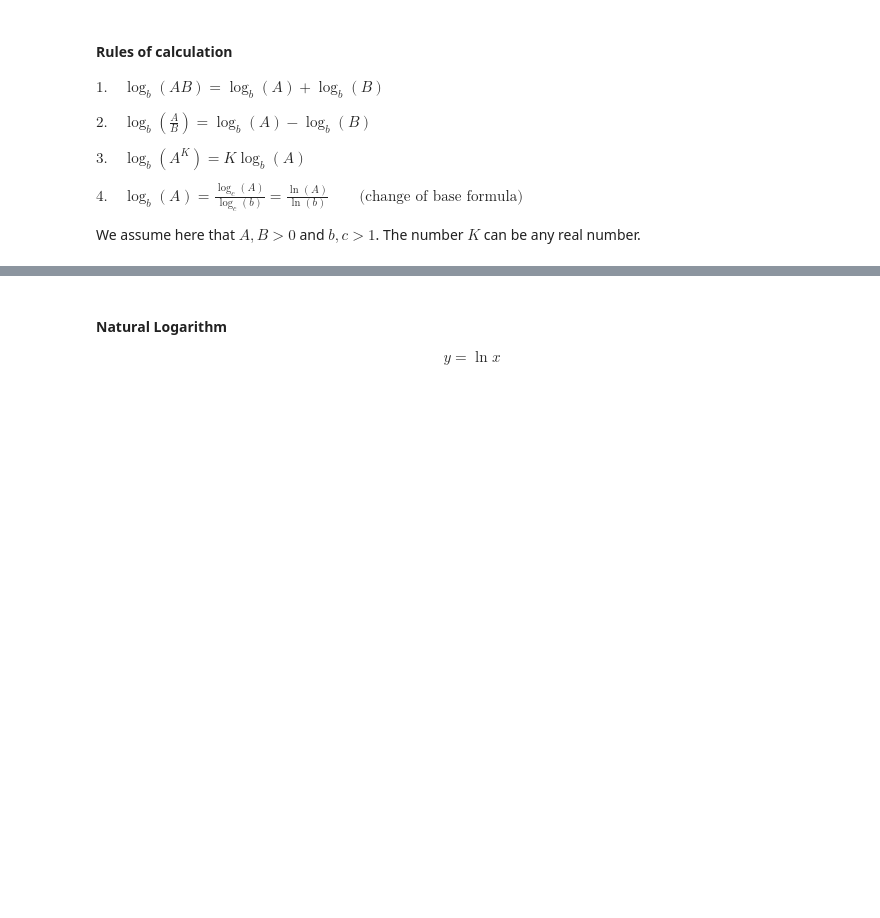
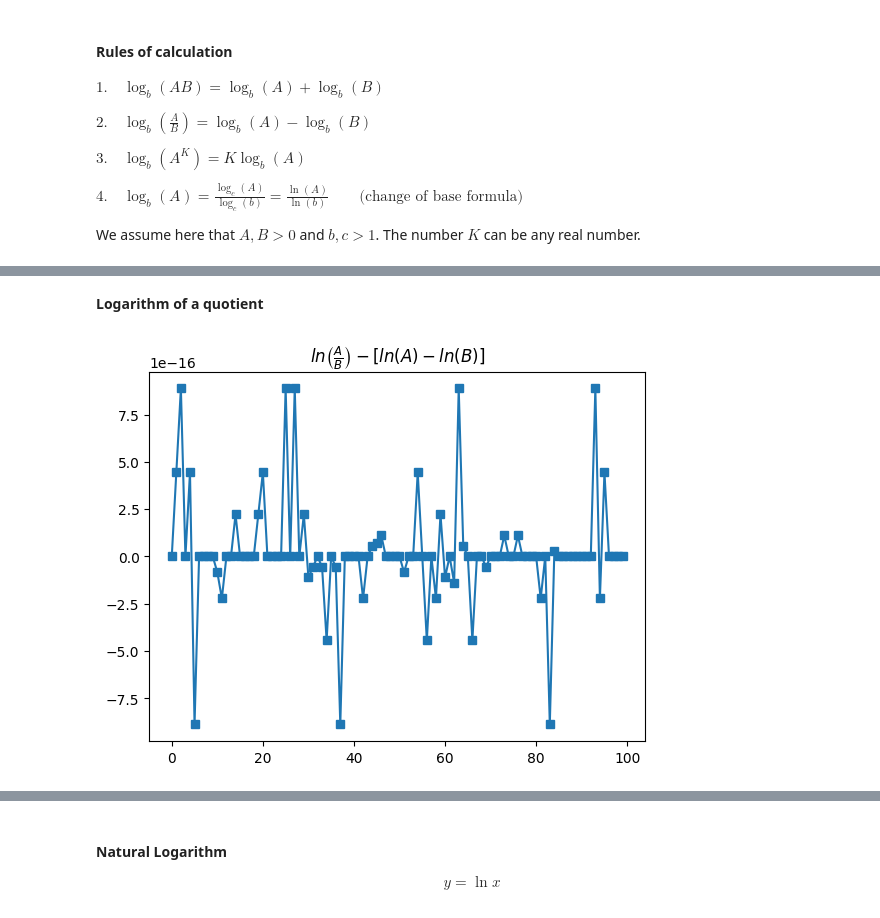
Before and after one commit to wanyingng/Calculus, a Jupyter notebook: 01-functions/functions.ipynb, the cells around one changed output, grey strips where cells are left out. Cells and saved outputs as stored; diff of their text form; code cells hidden in the pictures; blank space fills up the shorter version.

```diff
--- a/01-functions/functions.ipynb
+++ b/01-functions/functions.ipynb
@@ -698,0 +720,15 @@ We assume here that $A, B \gt 0$ and $b, c \gt 1$. The number $K$ can be any rea
+# %% [markdown]
+**Logarithm of a quotient**
+# %%
+A = np.random.randn(100)**2
+B = np.random.randn(100)**2
+
+# Compute precision errors
+precision_errors = np.log(A / B) - (np.log(A) - np.log(B))
+
+# Plot the precision errors
+plt.plot(precision_errors,'s-')
+plt.title('$ln\\left(\\frac{A}{B}\\right) - [ln(A) - ln(B)]$')
+plt.show()
+# %% [output]
+[figure, added]
```
Also changed, not shown: parts of 9 cells of this notebook.
